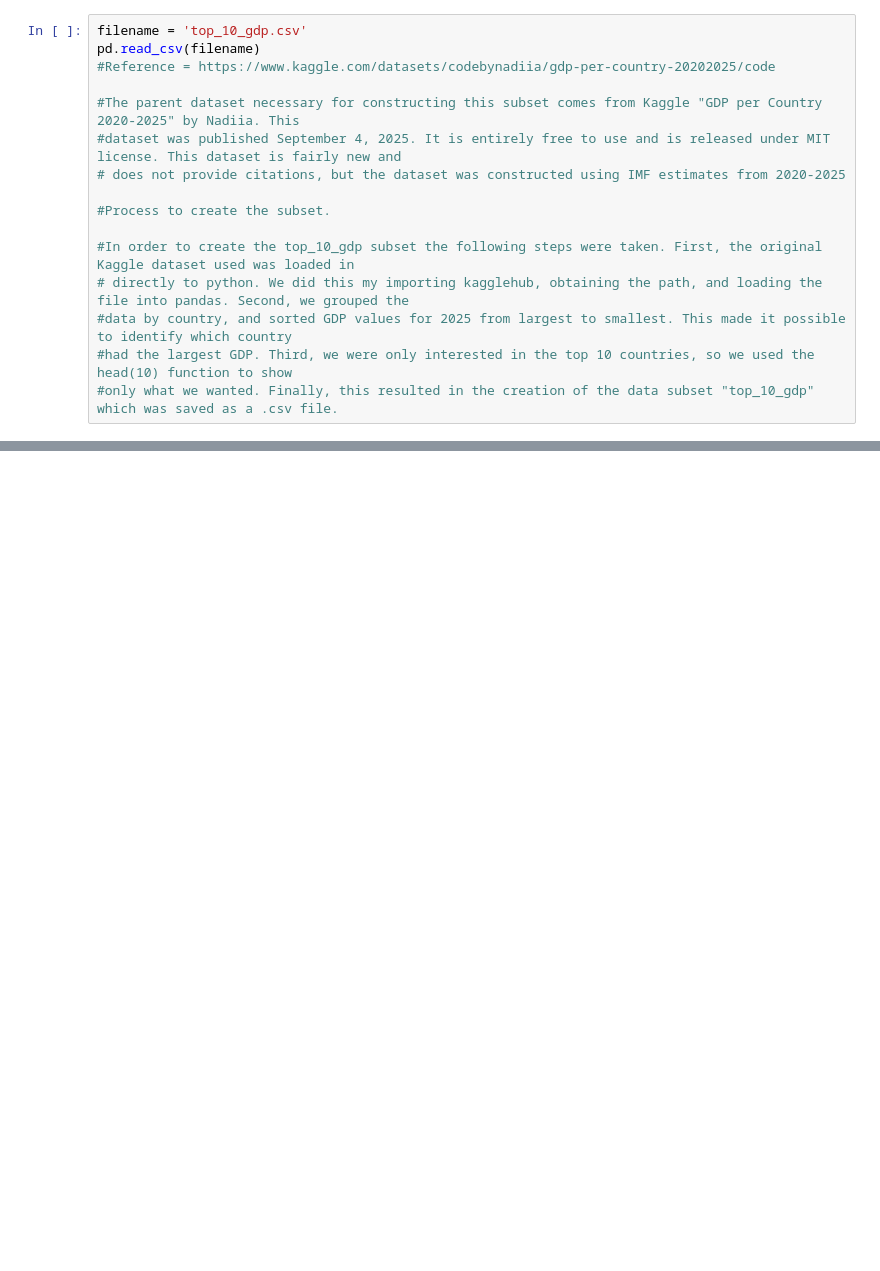
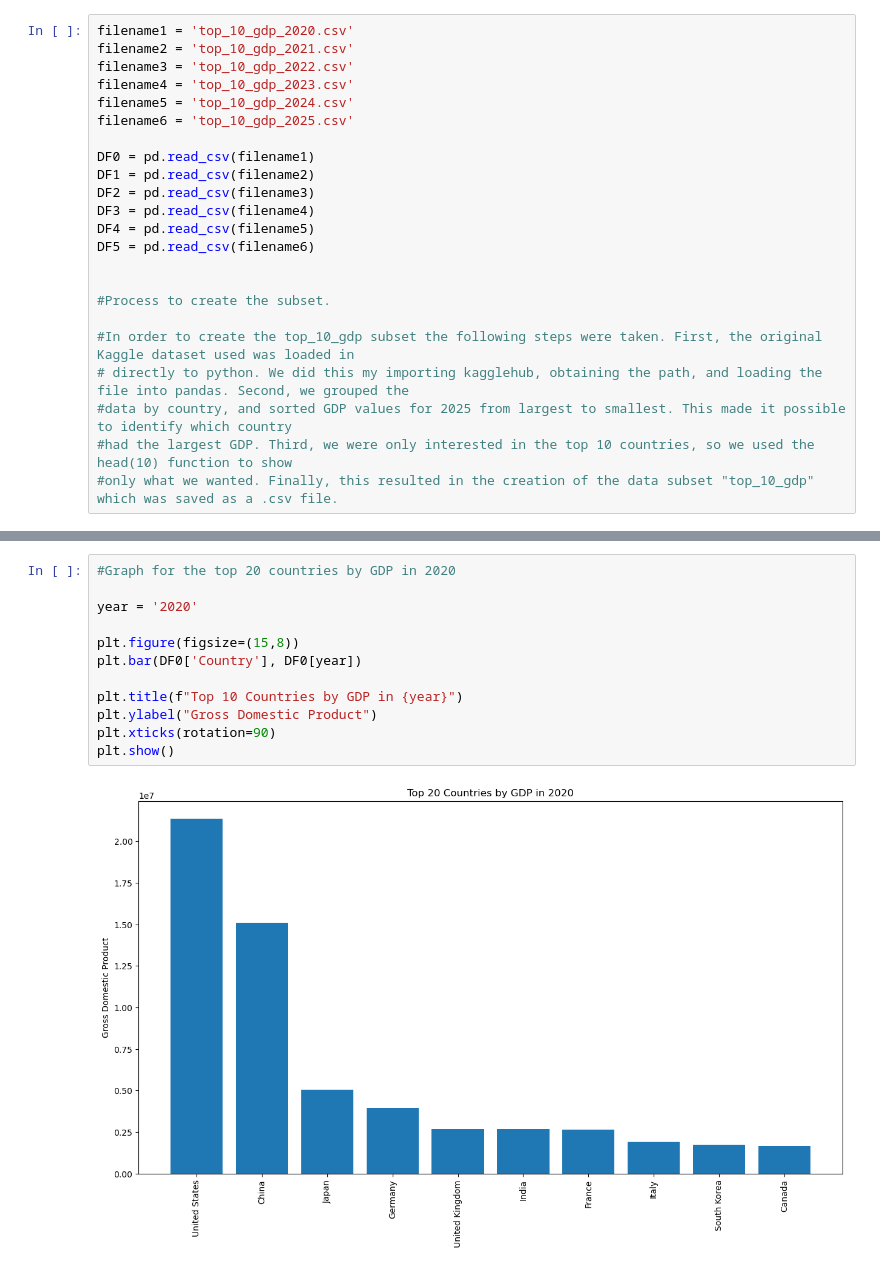
Before and after one commit to JesusPlascencia1/DATA201_Jesus_Plascencia_Code, a Jupyter notebook: Day3/Notebook2_Homework3.ipynb, the cells around one changed output, grey strips where cells are left out. Saved outputs shown, nothing was run; the diff lists cells and outputs as text; blank space fills up the shorter version.

```diff
--- a/Day3/Notebook2_Homework3.ipynb
+++ b/Day3/Notebook2_Homework3.ipynb
@@ -8,11 +57,18 @@ import pandas as pd
 # %%
-filename = 'top_10_gdp.csv'
-pd.read_csv(filename)
-#Reference = https://www.kaggle.com/datasets/codebynadiia/gdp-per-country-20202025/code
+filename1 = 'top_10_gdp_2020.csv'
+filename2 = 'top_10_gdp_2021.csv'
+filename3 = 'top_10_gdp_2022.csv'
+filename4 = 'top_10_gdp_2023.csv'
+filename5 = 'top_10_gdp_2024.csv'
+filename6 = 'top_10_gdp_2025.csv'
 
-#The parent dataset necessary for constructing this subset comes from Kaggle "GDP per Country 2020-2025" by Nadiia. This
-#dataset was published September 4, 2025. It is entirely free to use and is released under MIT license. This dataset is fairly new and
-# does not provide citations, but the dataset was constructed using IMF estimates from 2020-2025
+DF0 = pd.read_csv(filename1)
+DF1 = pd.read_csv(filename2)
+DF2 = pd.read_csv(filename3)
+DF3 = pd.read_csv(filename4)
+DF4 = pd.read_csv(filename5)
+DF5 = pd.read_csv(filename6)
+
 
 #Process to create the subset.
 
@@ -35,0 +110,14 @@ pd.read_csv(filename)
+# %%
+#Graph for the top 20 countries by GDP in 2020
+
+year = '2020'
+
+plt.figure(figsize=(15,8))
+plt.bar(DF0['Country'], DF0[year])
+
+plt.title(f"Top 10 Countries by GDP in {year}")
+plt.ylabel("Gross Domestic Product")
+plt.xticks(rotation=90)
+plt.show()
+# %% [output]
+[figure, added]
```
Also changed, not shown: parts of 9 cells of this notebook, 8 other files.
